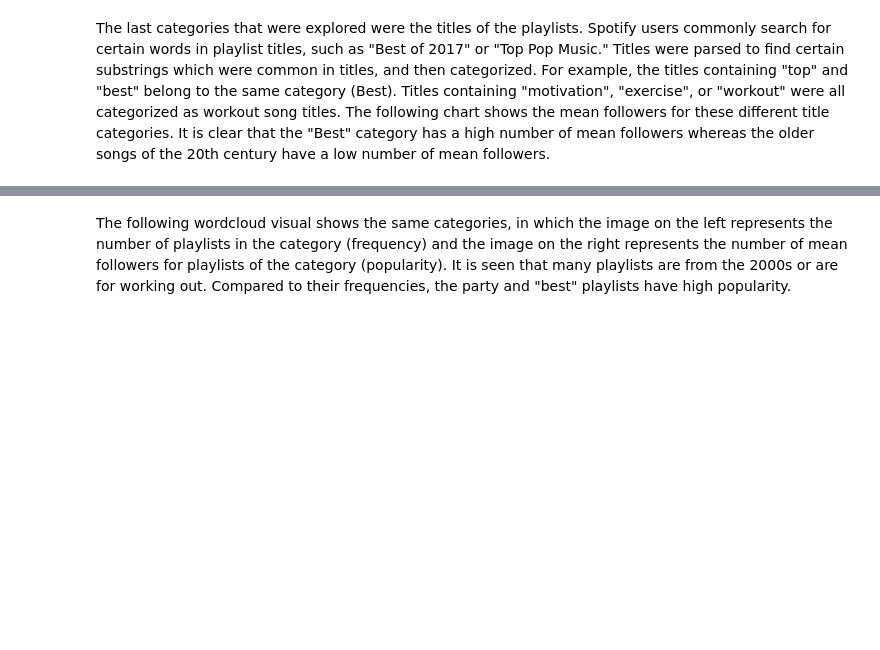
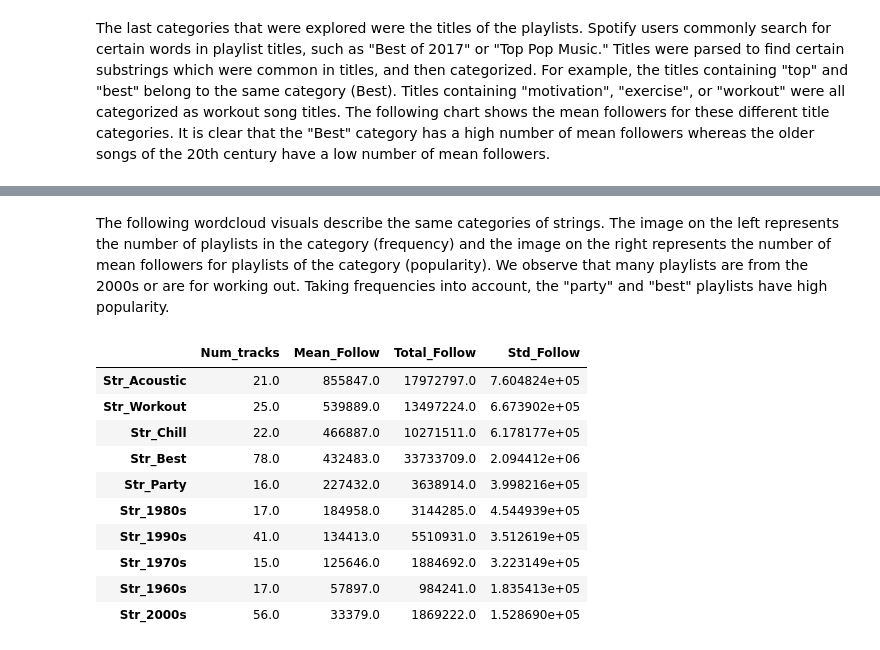
Before and after one commit to toledy/spotify, a Jupyter notebook: notebooks/eda.ipynb, the cells around one changed output, grey strips where cells are left out. Cells and saved outputs as stored; diff of their text form; code cells hidden in the pictures; blank space fills up the shorter version.

```diff
--- a/notebooks/eda.ipynb
+++ b/notebooks/eda.ipynb
@@ -702,5 +974,19 @@ plot_titles()
 # %% [markdown]
-The following wordcloud visual shows the same categories, in which the image on the left represents the number of playlists in the category (frequency) and the image on the right represents the number of mean followers for playlists of the category (popularity). It is seen that many playlists are from the 2000s or are for working out. Compared to their frequencies, the party and "best" playlists have high popularity.
+The following wordcloud visuals describe the same categories of strings. The image on the left represents the number of playlists in the category (frequency) and the image on the right represents the number of mean followers for playlists of the category (popularity). We observe that many playlists are from the 2000s or are for working out. Taking frequencies into account, the "party" and "best" playlists have high popularity.
+# %%
+title_counts[:10]
+# %% [output]
+|  | Num_tracks | Mean_Follow | Total_Follow | Std_Follow |
+| Str_Acoustic | 21.0 | 855847.0 | 17972797.0 | 7.604824e+05 |
+| Str_Workout | 25.0 | 539889.0 | 13497224.0 | 6.673902e+05 |
+| Str_Chill | 22.0 | 466887.0 | 10271511.0 | 6.178177e+05 |
+| Str_Best | 78.0 | 432483.0 | 33733709.0 | 2.094412e+06 |
+| Str_Party | 16.0 | 227432.0 | 3638914.0 | 3.998216e+05 |
+| Str_1980s | 17.0 | 184958.0 | 3144285.0 | 4.544939e+05 |
+| Str_1990s | 41.0 | 134413.0 | 5510931.0 | 3.512619e+05 |
+| Str_1970s | 15.0 | 125646.0 | 1884692.0 | 3.223149e+05 |
+| Str_1960s | 17.0 | 57897.0 | 984241.0 | 1.835413e+05 |
+| Str_2000s | 56.0 | 33379.0 | 1869222.0 | 1.528690e+05 |
 # %%
 #pip install wordcloud
 #sudo pip install -r requirements.txt
```
Also changed, not shown: parts of 46 cells of this notebook, 4 other files.
